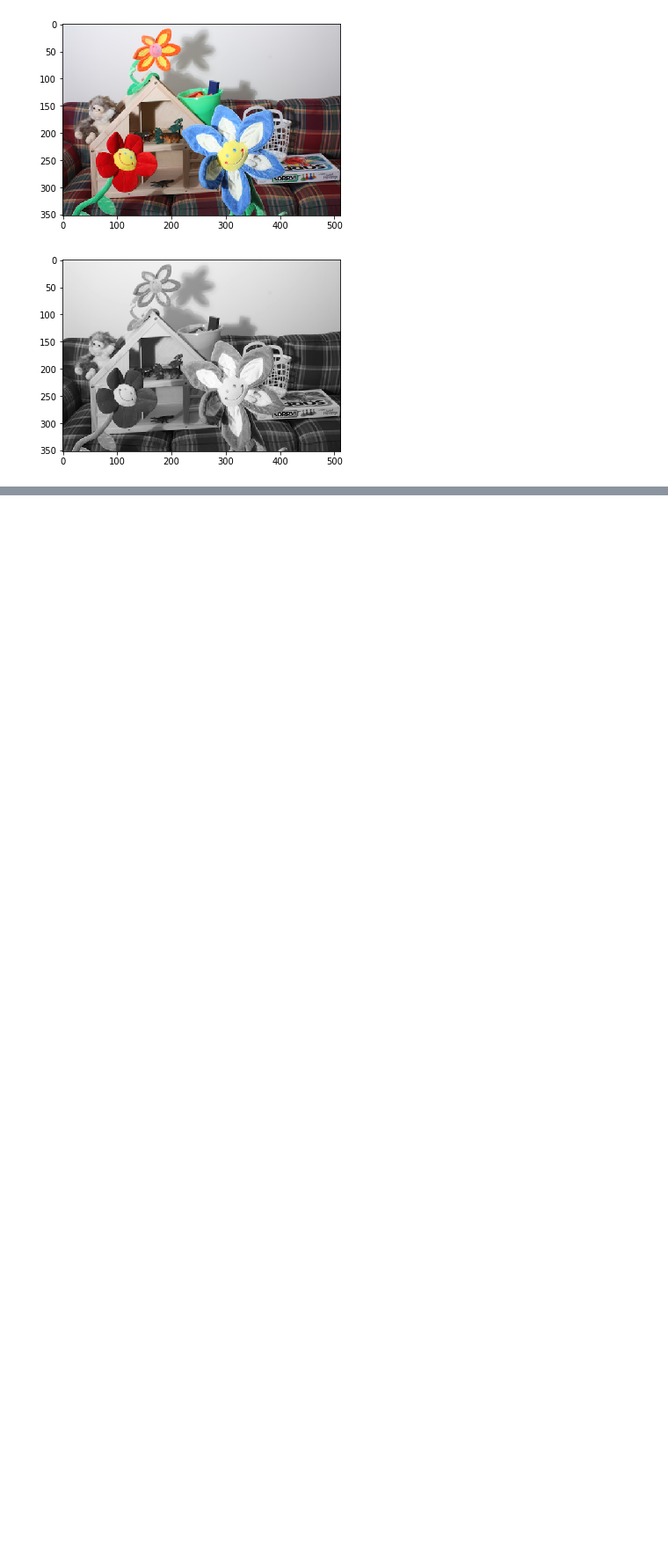
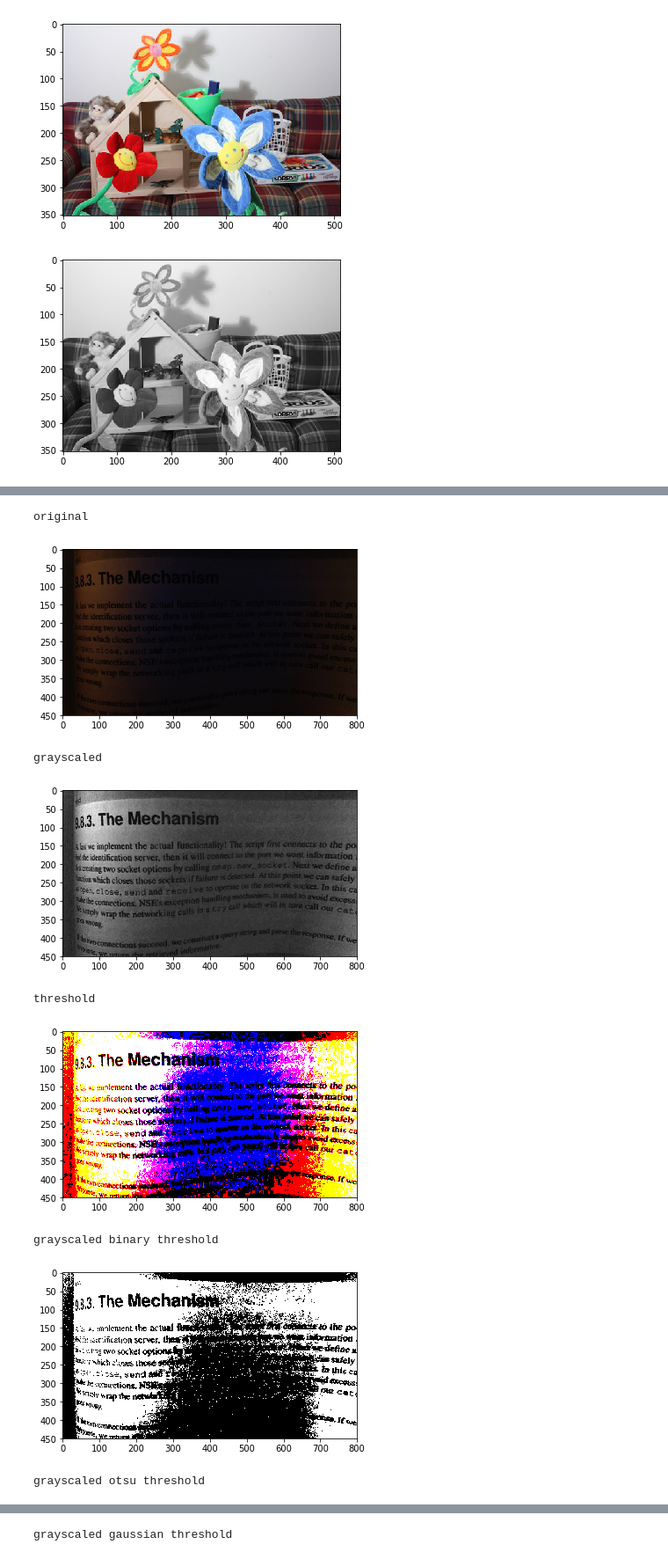
Before and after one commit to xmnlab/notebooks, a Jupyter notebook: cv/OpenCV.ipynb, the cells around one changed output, grey strips where cells are left out. Shown at 88% size. Drawn from its saved outputs; the diff is of its cells as text; code cells hidden in the pictures; blank space fills up the shorter version.

```diff
--- a/cv/OpenCV.ipynb
+++ b/cv/OpenCV.ipynb
@@ -118,0 +264,63 @@ while True:
+# %%
+img = cv2.imread(filename='bookpage.jpg', flags=cv2.IMREAD_COLOR)
+img = cv2.cvtColor(src=img, code=cv2.COLOR_BGR2RGB)
+
+grayscaled = cv2.cvtColor(src=img, code=cv2.COLOR_BGR2GRAY)
+
+retval, threshold = cv2.threshold(
+    src=img, thresh=12, maxval=255,
+    type=cv2.THRESH_BINARY
+)
+
+retval, gray_binary_threshold = cv2.threshold(
+    src=grayscaled, thresh=12, maxval=255,
+    type=cv2.THRESH_BINARY
+)
+
+retval, gray_otsu_threshold = cv2.threshold(
+    src=grayscaled, thresh=152, maxval=255,
+    type=cv2.THRESH_OTSU
+)
+
+gaus = cv2.adaptiveThreshold(
+    src=grayscaled, maxValue=255,
+    adaptiveMethod=cv2.ADAPTIVE_THRESH_GAUSSIAN_C,
+    thresholdType=cv2.THRESH_BINARY,
+    blockSize=115, C=1
+)
+
+print('original')
+plt.imshow(X=img, cmap='gnuplot2')
+plt.show()
+
+print('grayscaled')
+plt.imshow(X=grayscaled, cmap='gray')
+plt.show()
+
+print('threshold')
+plt.imshow(X=threshold, cmap='gnuplot2')
+plt.show()
+
+print('grayscaled binary threshold')
+plt.imshow(X=gray_binary_threshold, cmap='gray')
+plt.show()
+
+print('grayscaled otsu threshold')
+plt.imshow(X=gray_otsu_threshold, cmap='gray')
+plt.show()
+
+print('grayscaled gaussian threshold')
+plt.imshow(X=gaus, cmap='gray')
+plt.show()
+
+plt.close()
+# %% [output]
+original
+[figure, added]
+grayscaled
+[figure, added]
+threshold
+[figure, added]
+grayscaled binary threshold
+[figure, added]
+grayscaled otsu threshold
@@ -118,0 +328 @@ while True:
+grayscaled gaussian threshold
```
Also changed, not shown: parts of 30 cells of this notebook, 2 other files.
